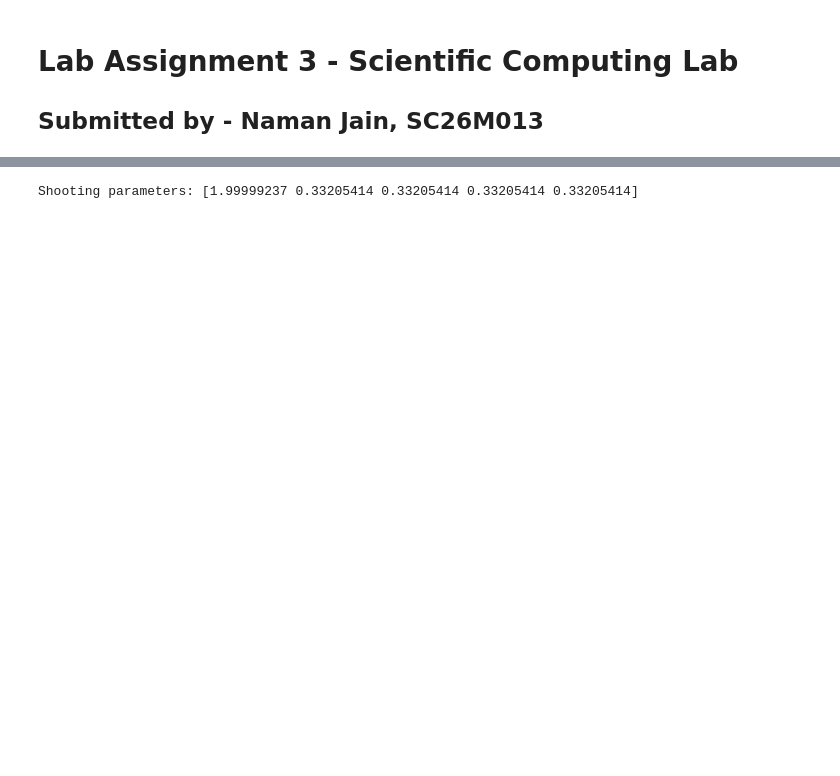
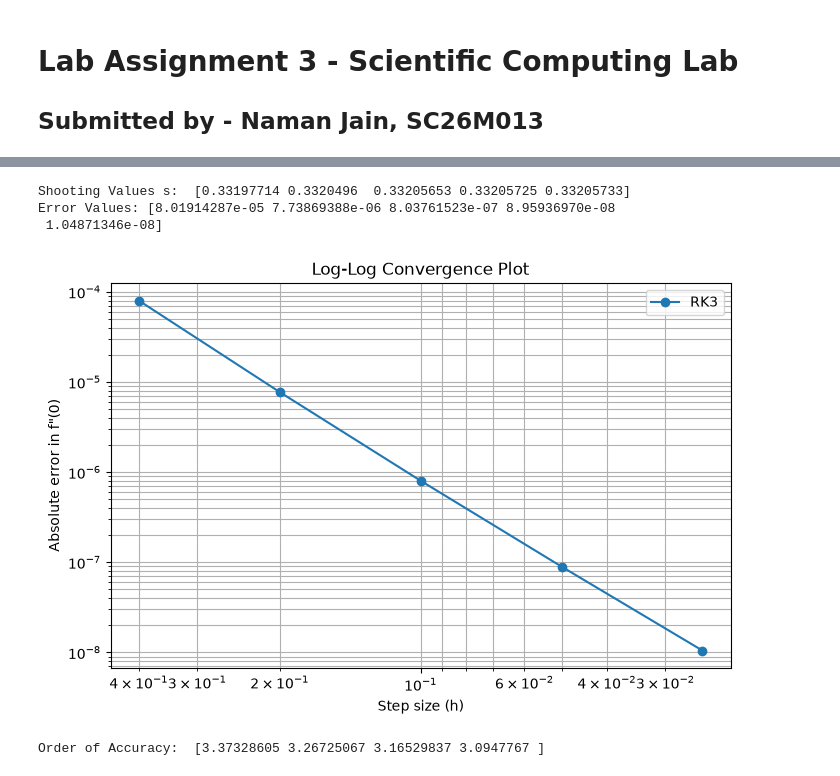
Before and after one commit to ashishbhole/AE801_2026, a Jupyter notebook: numode_bvp/Naman_BVP_ODE.ipynb, the cells around one changed output, grey strips where cells are left out. Cells and saved outputs as stored; diff of their text form; code cells hidden in the pictures; blank space fills up the shorter version.

Commit message:
added order of accuracy plot

```diff
--- a/numode_bvp/Naman_BVP_ODE.ipynb
+++ b/numode_bvp/Naman_BVP_ODE.ipynb
@@ -57,7 +57,7 @@ def bisection(sl, su, eps, h):
 
 sl = 0
 su = 1
-eps = 1e-10
+eps = 1e-20
 
 eta, Y, err1 = RK3(bisection(sl, su, eps, h), h, eta_inf)
 
@@ -73,8 +73,8 @@ plt.show()
 # %%
 h_values = [0.4, 0.2, 0.1, 0.05, 0.025]
 sl = 0
-su = 2
-eps = 1e-5
+su = 0.5
+eps = 1e-20
 s_value = np.zeros(len(h_values))
 error_values = np.zeros(len(h_values))
 
@@ -83,8 +83,31 @@ for i, hi in enumerate(h_values):
     eta, Y, err = RK3(s_value[i], hi, eta_inf)
 
     s_exact = 0.3320573362
-    error_values = np.abs(s_value[i] - s_exact)
+    error_values[i] = np.abs(s_value[i] - s_exact)
 
-print("Shooting parameters:", s_value)
+print('Shooting Values s: ', s_value)
+print('Error Values:', error_values)
 # %% [output]
-Shooting parameters: [1.99999237 0.33205414 0.33205414 0.33205414 0.33205414]
+Shooting Values s:  [0.33197714 0.3320496  0.33205653 0.33205725 0.33205733]
+Error Values: [8.01914287e-05 7.73869388e-06 8.03761523e-07 8.95936970e-08
+ 1.04871346e-08]
+# %%
+order = np.zeros(len(h_values) - 1)
+
+for i in range(len(h_values) - 1):
+    order[i] = np.log(error_values[i]/error_values[i + 1])/np.log(h_values[i]/h_values[i + 1])
+
+plt.figure(figsize=(8,5))
+plt.loglog(h_values, error_values, 'o-', label='RK3')
+plt.xlabel('Step size (h)')
+plt.ylabel('Absolute error in f"(0)')
+plt.title('Log-Log Convergence Plot')
+plt.grid(True, which='both')
+plt.legend()
+plt.gca().invert_xaxis()
+plt.show()
+
+print("Order of Accuracy: ", order)
+# %% [output]
+[figure, added]
+Order of Accuracy:  [3.37328605 3.26725067 3.16529837 3.0947767 ]
```
Also changed, not shown: parts of 1 cell of this notebook.
